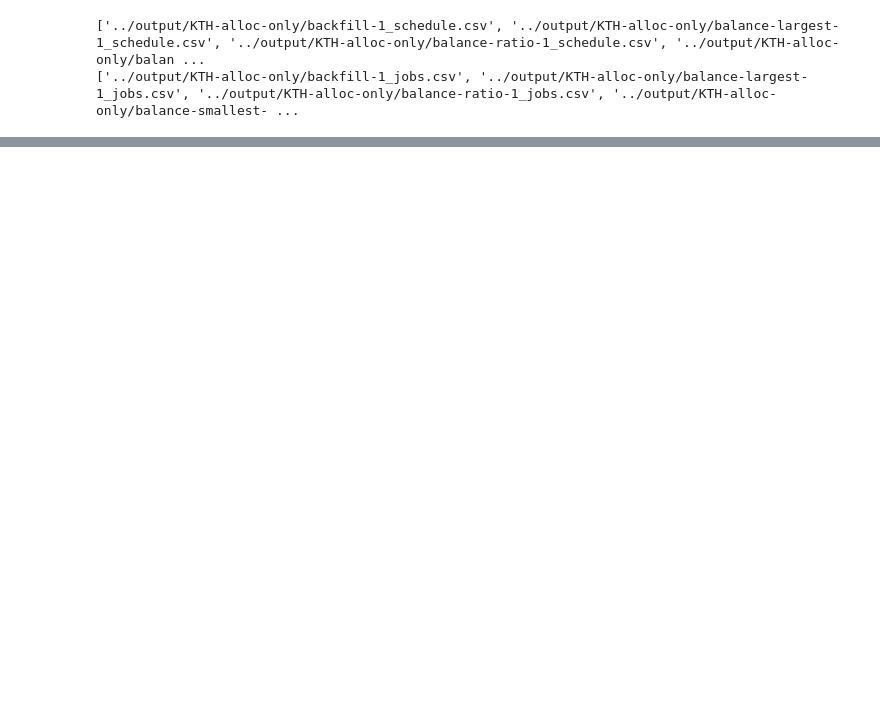
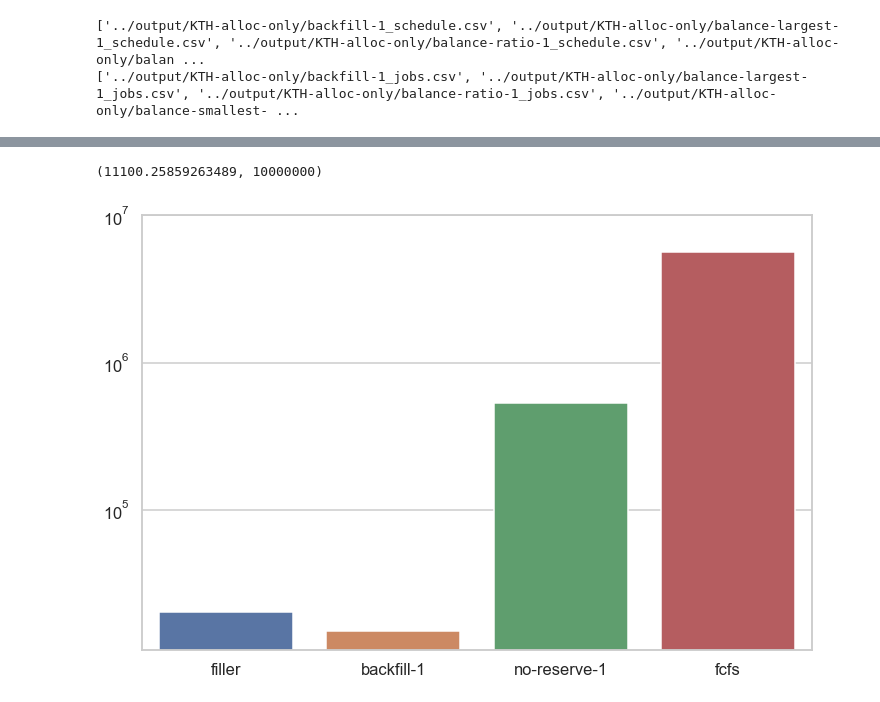
Before and after one commit to jankopanski/Burst-Buffer-Scheduling, a Jupyter notebook: analysis/ScheduleComparison-AllocOnly.ipynb, the cells around one changed output, grey strips where cells are left out. Saved outputs shown, nothing was run; the diff lists cells and outputs as text; code cells hidden in the pictures; blank space fills up the shorter version.

```diff
--- a/analysis/ScheduleComparison-AllocOnly.ipynb
+++ b/analysis/ScheduleComparison-AllocOnly.ipynb
@@ -153,0 +156,9 @@ waiting_times.drop('fcfs', axis=1).boxplot(showfliers=False, figsize=(30,12))
+# %%
+# Mean, logscale
+fig, ax = plt.subplots(figsize=(12,8))
+sns.barplot(data=waiting_times, ci=None, ax=ax)
+ax.set_yscale('log')
+ax.set_ylim(top=10**7)
+# %% [output]
+(11100.25859263489, 10000000)
+[figure, added]
```
Also changed, not shown: parts of 35 cells of this notebook, 1 other file.
